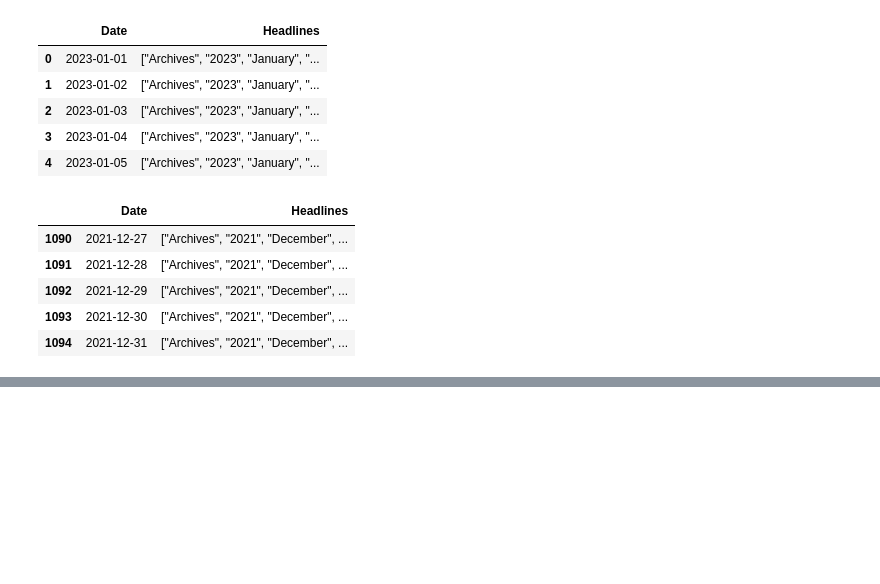
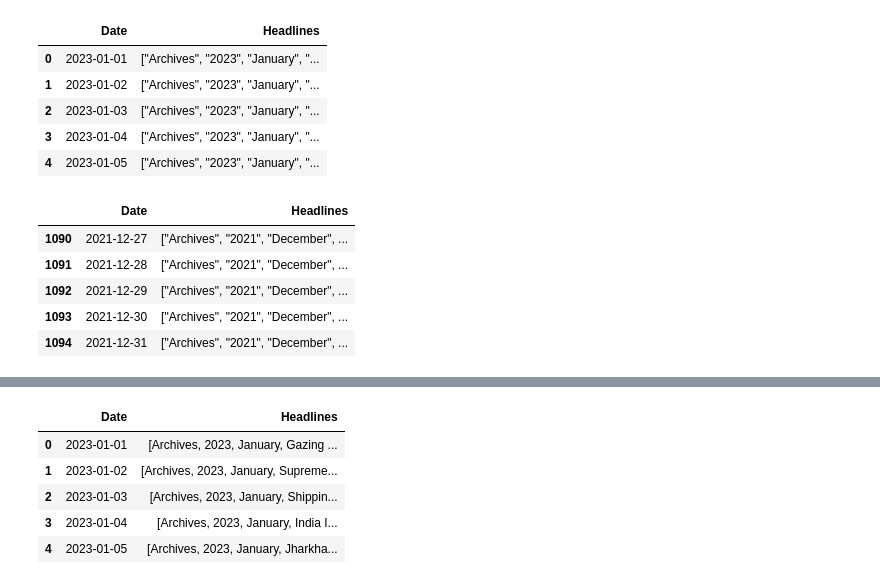
Before and after one commit to adi-253/NLP, a Jupyter notebook: historical_data_extraction.ipynb, the cells around one changed output, grey strips where cells are left out. Cells and saved outputs as stored; diff of their text form; code cells hidden in the pictures; blank space fills up the shorter version.

```diff
--- a/historical_data_extraction.ipynb
+++ b/historical_data_extraction.ipynb
@@ -475,0 +476,12 @@ ast.literal_eval(df.tail().iloc[0]["Headlines"])[-1]
+# %%
+import ast
+df["Headlines"]=df["Headlines"].apply(ast.literal_eval)
+# %%
+df.head()
+# %% [output]
+|  | Date | Headlines |
+| 0 | 2023-01-01 | [Archives, 2023, January, Gazing ... |
+| 1 | 2023-01-02 | [Archives, 2023, January, Supreme... |
+| 2 | 2023-01-03 | [Archives, 2023, January, Shippin... |
+| 3 | 2023-01-04 | [Archives, 2023, January, India I... |
+| 4 | 2023-01-05 | [Archives, 2023, January, Jharkha... |
```
Also changed, not shown: parts of 5 cells of this notebook, 1 other file.
